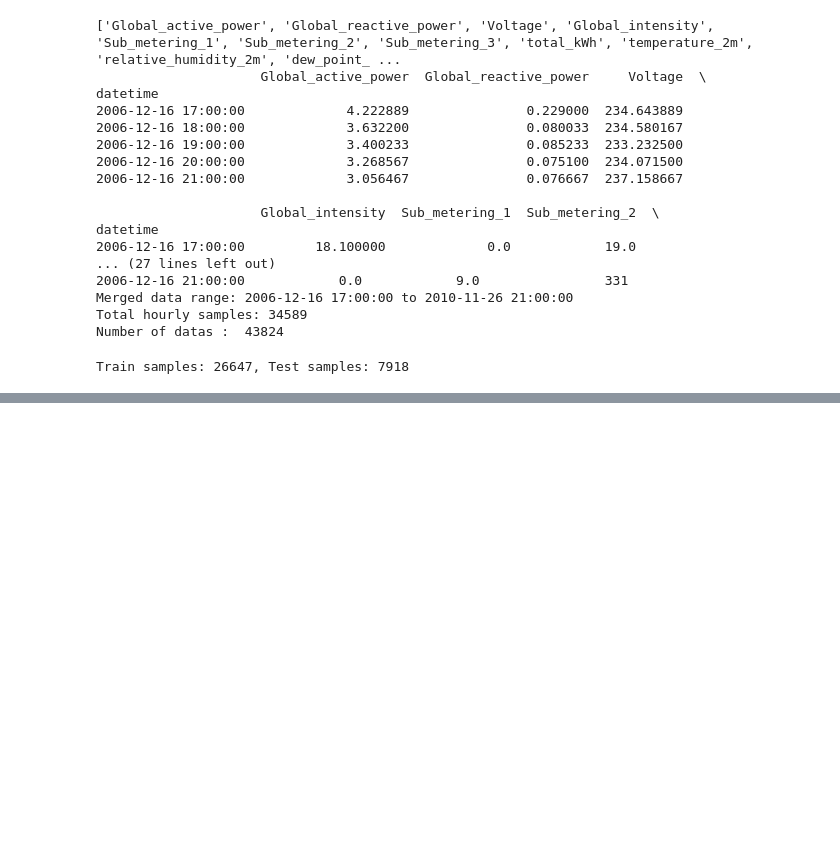
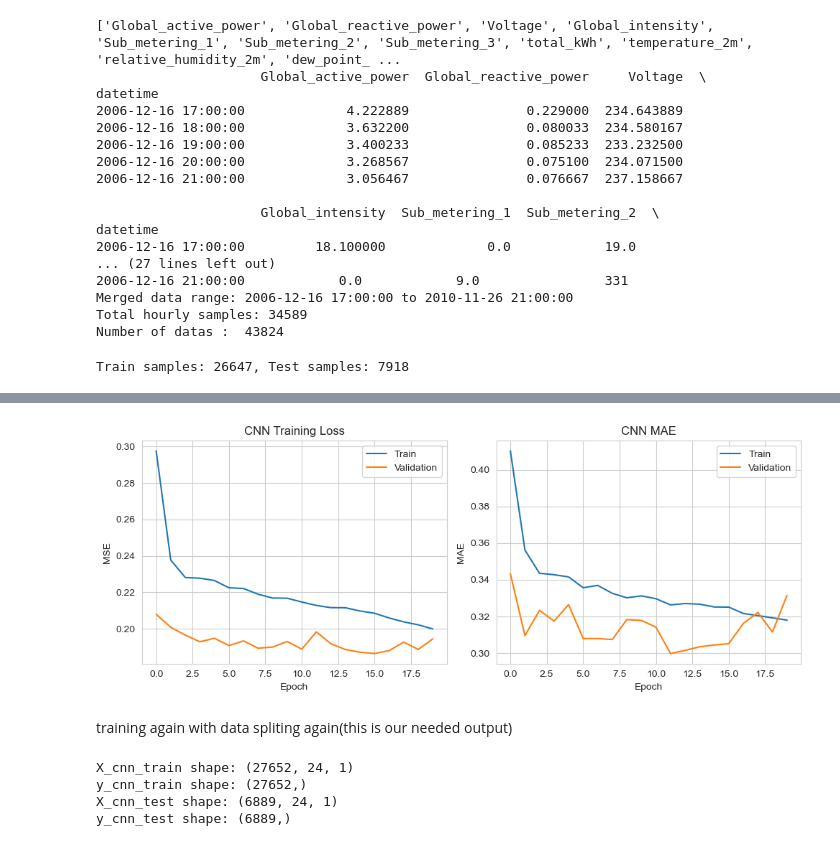
Before and after one commit to SrinidhiSwami/power-consumption-ml-model, a Jupyter notebook: proj.ipynb, the cells around one changed output, grey strips where cells are left out. Drawn from its saved outputs; the diff is of its cells as text; code cells hidden in the pictures; blank space fills up the shorter version.

```diff
--- a/proj.ipynb
+++ b/proj.ipynb
@@ -189,0 +616,66 @@ Train samples: 26647, Test samples: 7918
+# %%
+#plot training curves
+
+plt.figure(figsize=(10,4))
+
+plt.subplot(1,2,1)
+plt.plot(history.history['loss'], label='Train')
+plt.plot(history.history['val_loss'], label='Validation')
+plt.title("CNN Training Loss")
+plt.xlabel("Epoch")
+plt.ylabel("MSE")
+plt.legend()
+
+plt.subplot(1,2,2)
+plt.plot(history.history['mae'], label='Train')
+plt.plot(history.history['val_mae'], label='Validation')
+plt.title("CNN MAE")
+plt.xlabel("Epoch")
+plt.ylabel("MAE")
+plt.legend()
+
+plt.tight_layout()
+plt.show()
+# %% [output]
+[figure, added]
+# %% [markdown]
+training again with data spliting again(this is our needed output)
+# %%
+from sklearn.preprocessing import MinMaxScaler
+from sklearn.model_selection import train_test_split  # For explicit split if needed
+
+# Extract target for univariate sequences
+df_merged=pd.read_csv("merged_hourly_dataset.csv")
+kwh_series = df_merged['total_kWh'].values.reshape(-1, 1)  # Shape: (num_hours, 1)
+
+# Normalize kWh only (for Branch 2)
+scaler_kwh = MinMaxScaler()
+kwh_scaled = scaler_kwh.fit_transform(kwh_series)
+
+# Function to create univariate sequences (past 24 hours kWh -> next hour kWh)
+def create_univariate_sequences(data, seq_len=24):
+    X, y = [], []
+    for i in range(len(data) - seq_len):
+        seq = data[i:i+seq_len]  # Shape: (24, 1)
+        X.append(seq)
+        y.append(data[i+seq_len][0])  # Scalar next kWh (scaled)
+    return np.array(X), np.array(y)
+
+X_cnn, y_cnn = create_univariate_sequences(kwh_scaled)
+
+# Time-based split: Train on 2006-2009, Test on 2010
+# Calculate split index (approx 80% based on date range)
+total_samples = len(df_merged)
+train_size = int(total_samples * 0.8)  # Roughly up to end of 2009
+X_cnn_train, X_cnn_test = X_cnn[:train_size], X_cnn[train_size:]
+y_cnn_train, y_cnn_test = y_cnn[:train_size], y_cnn[train_size:]
+
+print(f"X_cnn_train shape: {X_cnn_train.shape}")  # Should be (train_samples, 24, 1)
+print(f"y_cnn_train shape: {y_cnn_train.shape}")  # (train_samples,)
+print(f"X_cnn_test shape: {X_cnn_test.shape}")  # Should be (train_samples, 24, 1)
+print(f"y_cnn_test shape: {y_cnn_test.shape}")
+# %% [output]
+X_cnn_train shape: (27652, 24, 1)
+y_cnn_train shape: (27652,)
+X_cnn_test shape: (6889, 24, 1)
+y_cnn_test shape: (6889,)
```
Also changed, not shown: parts of 19 cells of this notebook.
